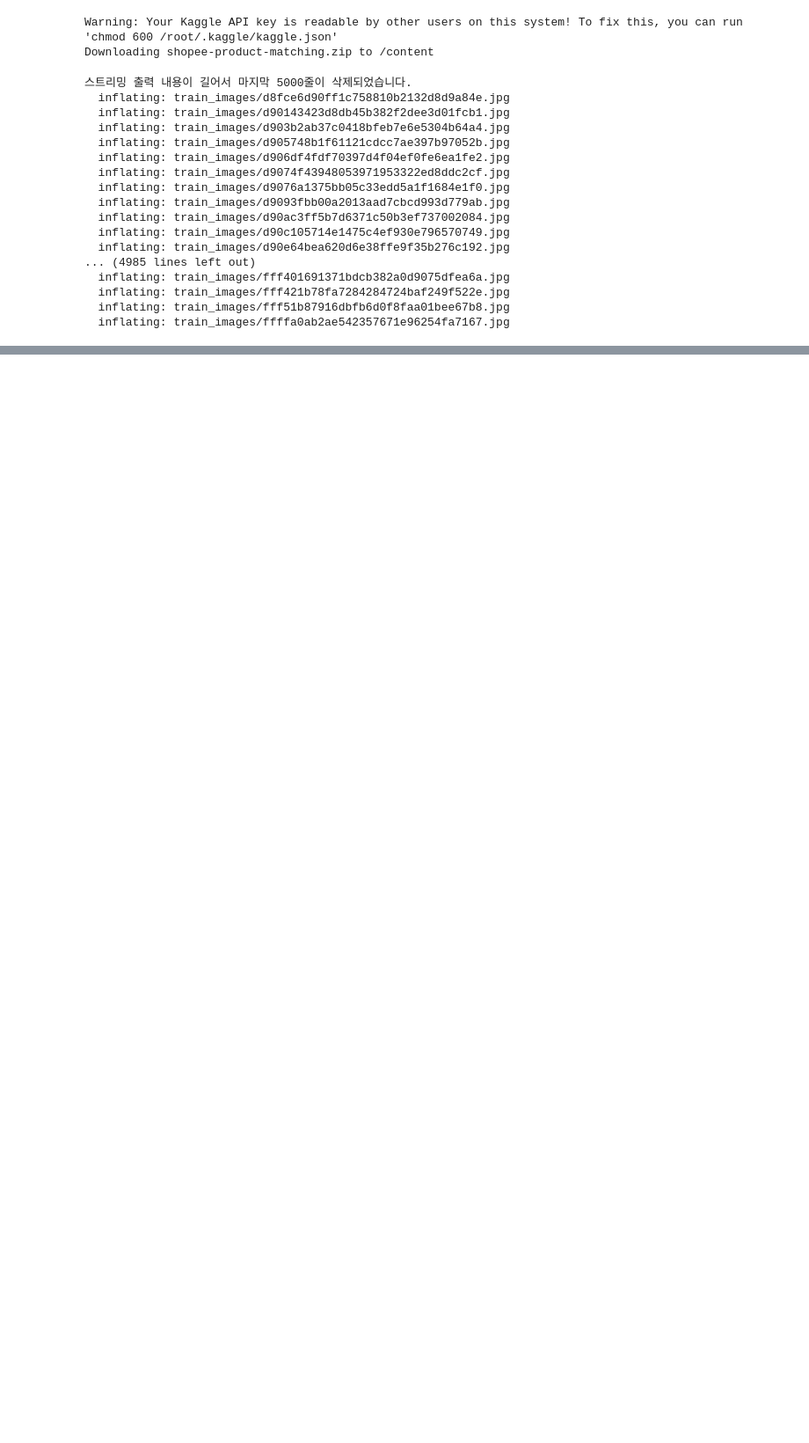
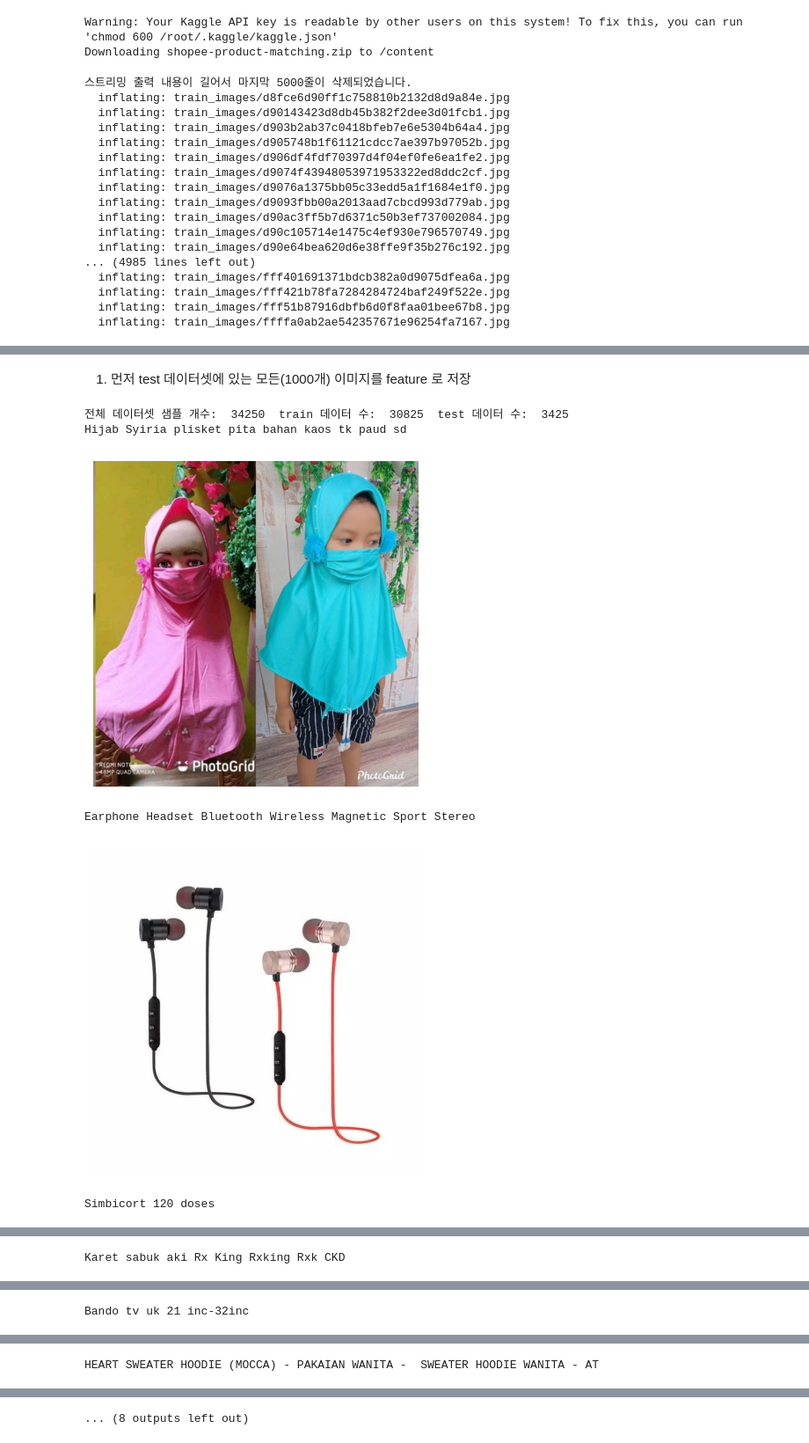
Before and after one commit to junwoojinjin/deep_project, a Jupyter notebook: project.ipynb, the cells around one changed output, grey strips where cells are left out. Shown at 88% size. Saved outputs shown, nothing was run; the diff lists cells and outputs as text; code cells hidden in the pictures; blank space fills up the shorter version.

Commit message:
add evaluation code & split dataset

```diff
--- a/project.ipynb
+++ b/project.ipynb
@@ -185,0 +161,52 @@ Thu May 30 11:29:13 2024
+# %% [markdown]
+
+
+1.  먼저 test 데이터셋에 있는 모든(1000개) 이미지를 feature 로 저장
+# %%
+# Load the model
+device = "cuda" if torch.cuda.is_available() else "cpu"
+model, preprocess = clip.load('ViT-B/32', device)
+model = model.float()
+
+optimizer = AdamW(model.parameters(), lr=1e-4)
+
+
+data_csv = pd.read_csv('/content/train.csv')
+data_csv = data_csv.to_dict(orient='records')
+len_data =  len(data_csv)
+print('전체 데이터셋 샘플 개수: ', len_data ,' train 데이터 수: ', int(len_data*0.9), ' test 데이터 수: ', len_data - int(len_data*0.9) )
+train_data, test_data = random_split_list(data_csv, 0.9)
+
+model.eval()
+test_batch_size = 16
+
+test_dataset = CustomDatase_test(image_dir='./train_images', data_csv=test_data[:1000], preprocess=preprocess, text_preprocess = clip.tokenize)
+test_dataloader = torch.utils.data.DataLoader(test_dataset, batch_size=test_batch_size, shuffle=False, num_workers=2, collate_fn=custom_collate_fn)
+
+count_show = 0
+dataset_images_tensor = []
+dataset_images = []
+
+with torch.no_grad():
+    for iter, data in enumerate(test_dataloader):
+        image_features = model.encode_image(data[0].to(device))
+        dataset_images_tensor.append(image_features)
+        text_features = model.encode_text(data[1].squeeze(dim=1).to(device))
+
+        dataset_images += list(data[2])
+        if count_show < 10:
+          print(data[3][0])
+          plt.imshow(data[2][0])
+          plt.axis('off')
+          plt.show()
+          count_show += 1
+          print('\n\n')
+
+dataset_images_tensor = torch.cat(dataset_images_tensor, dim=0)
+# %% [output]
+전체 데이터셋 샘플 개수:  34250  train 데이터 수:  30825  test 데이터 수:  3425
+Hijab Syiria plisket pita bahan kaos tk paud sd
+[figure, added]
+Earphone Headset Bluetooth Wireless Magnetic Sport Stereo
+[figure, added]
+Simbicort 120 doses
@@ -185,0 +214 @@ Thu May 30 11:29:13 2024
+Karet sabuk aki Rx King Rxking Rxk CKD
@@ -185,0 +216 @@ Thu May 30 11:29:13 2024
+Bando tv uk 21 inc-32inc
@@ -185,0 +218 @@ Thu May 30 11:29:13 2024
+HEART SWEATER HOODIE (MOCCA) - PAKAIAN WANITA -  SWEATER HOODIE WANITA - AT
@@ -185,0 +220 @@ Thu May 30 11:29:13 2024
+... (8 outputs left out)
```
Also changed, not shown: parts of 15 cells of this notebook.
